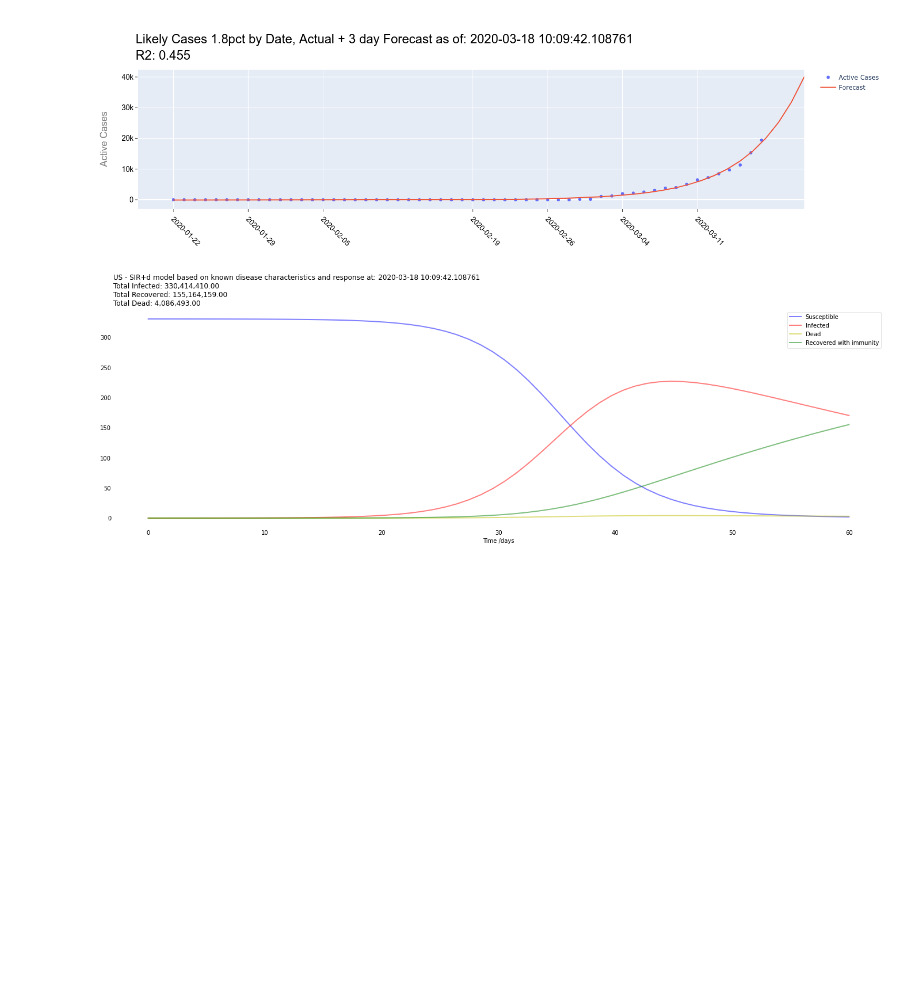
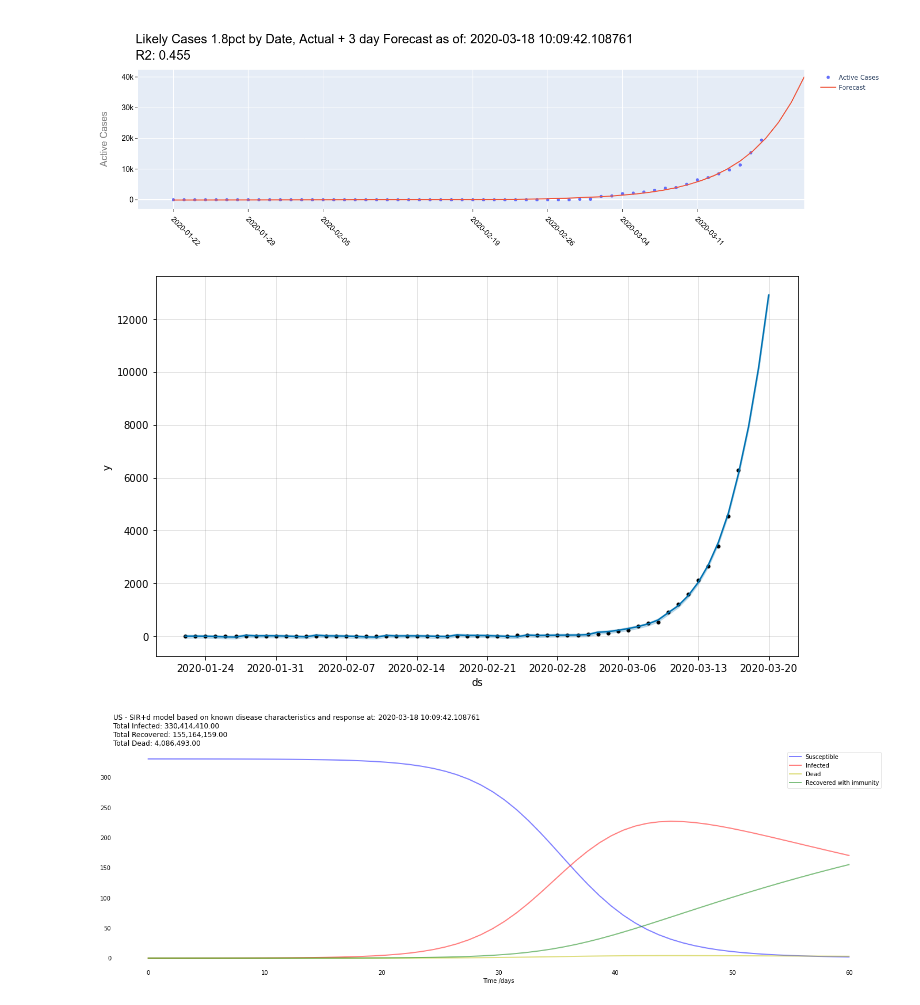
Before and after one commit to mprorock/COVID-19, a Jupyter notebook: covid_19_us.ipynb, the cells around one changed output. Cells and saved outputs as stored; diff of their text form; code cells hidden in the pictures; blank space fills up the shorter version.

```diff
--- a/covid_19_us.ipynb
+++ b/covid_19_us.ipynb
@@ -301,6 +308,22 @@ fig.add_trace(trace2)
 fig.show()
 # %% [output]
 [figure]
+# %%
+fb_df = us_totals[['Date', 'Active Cases']].copy()
+fb_df = fb_df.sort_values('Date').reset_index(drop=True)
+fb_df.columns = ['ds','y']
+#print(fb_df)
+
+m = Prophet(yearly_seasonality=True, weekly_seasonality=True, daily_seasonality=False, growth='linear')
+m.fit(fb_df)
+
+future = m.make_future_dataframe(periods=3)
+
+forecast = m.predict(future)
+
+fig1 = m.plot(forecast)
+# %% [output]
+[figure, added]
 # %%
 N = US_pop
 T=60
```
Also changed, not shown: parts of 1 cell of this notebook, 2 other files.
